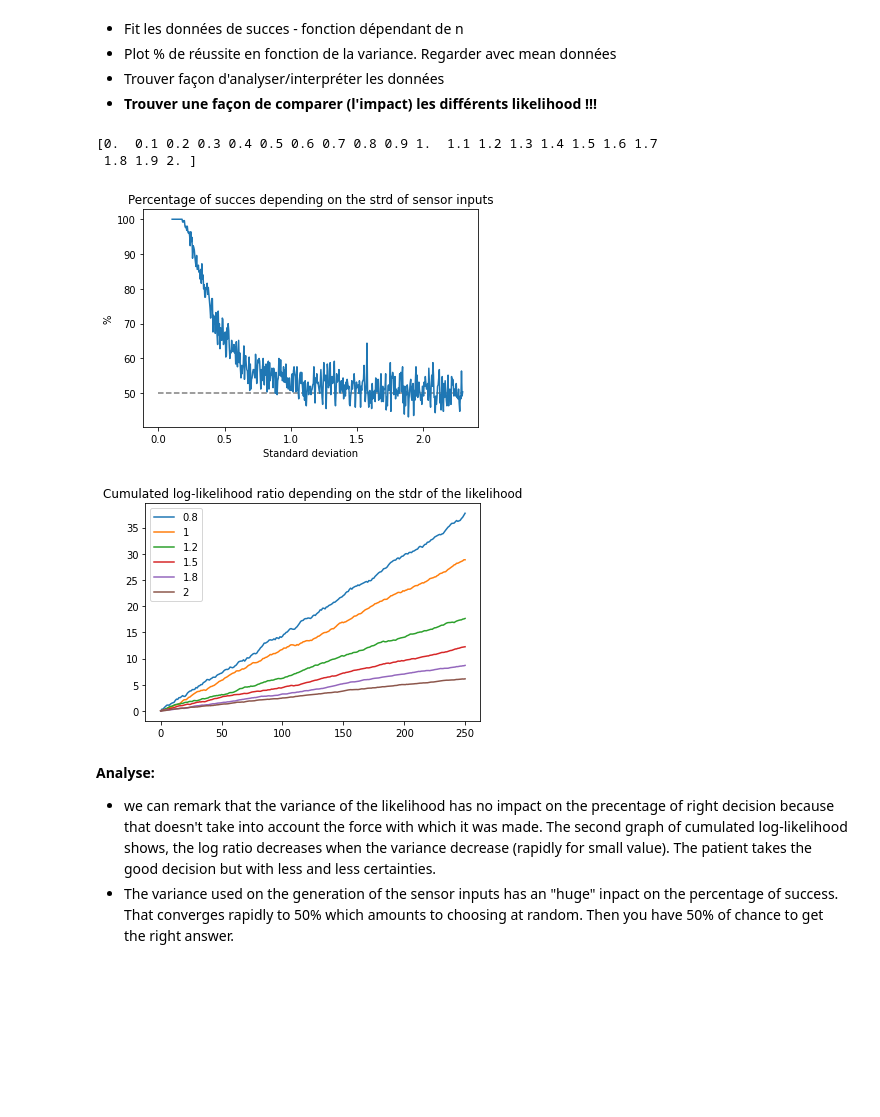
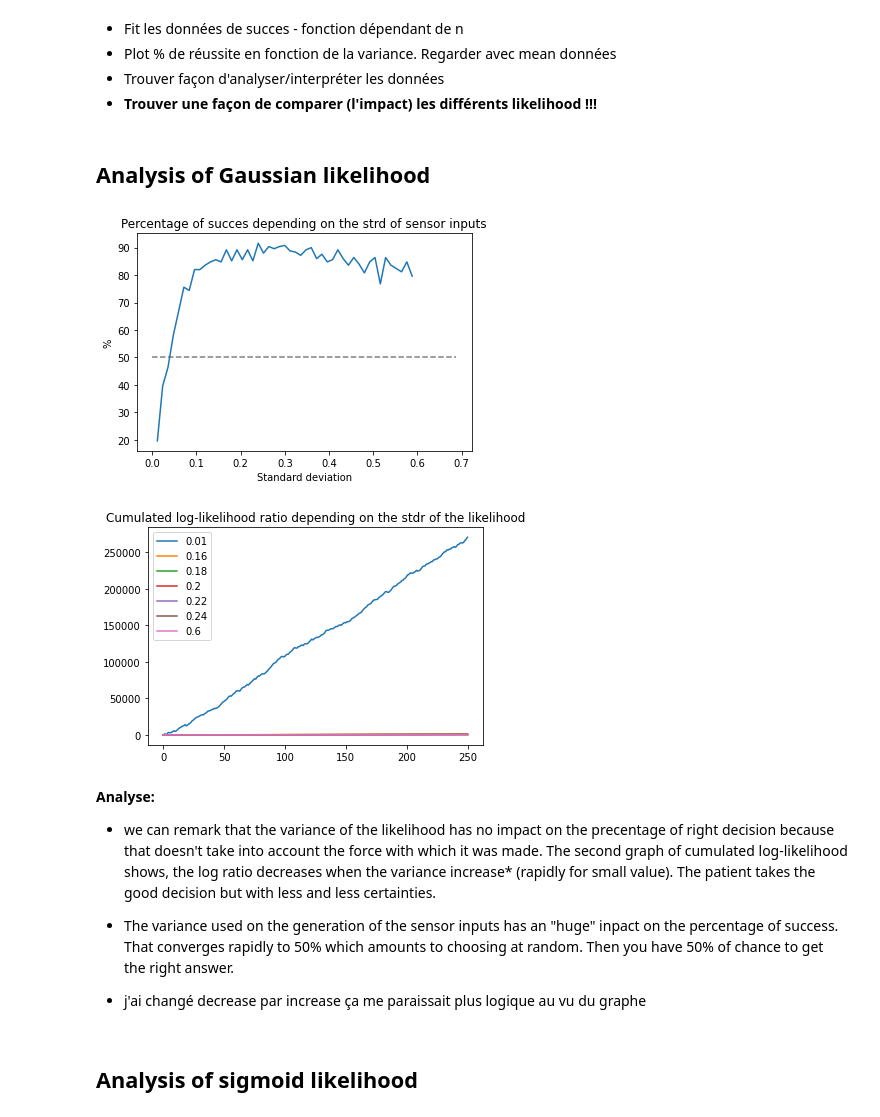
Before and after one commit to Leo166/gbio_project, a Jupyter notebook: Projet_gbio.ipynb, the cells around one changed output. Cells and saved outputs as stored; diff of their text form; code cells hidden in the pictures; blank space fills up the shorter version.

```diff
--- a/Projet_gbio.ipynb
+++ b/Projet_gbio.ipynb
@@ -94,13 +112,21 @@ def linear_distribution(x, m, p):
   return prob
 
 # Function to calculate the log-likelihood ratio of linear distribution
-def linear_ll_ration(sensor_inputs, m, p):
+def linear_ll_ratio(sensor_inputs, m, p):
+  p_up = linear_distribution(sensor_inputs, m, p)
+  p_down = linear_distribution(1-sensor_inputs, -m, p)
   ll_ratio = np.log(linear_distribution(sensor_inputs, m, p)/linear_distribution(sensor_inputs, m, p))
+  x = np.linspace(0, 1, 500)
+  p = linear_distribution(x, 1, 0)
+  p1 = linear_distribution(1-x, -1, 0)
+  p_down /= np.sum(p1)
+  p_up /= np.sum(p)
   return ll_ratio
 
 x = np.linspace(0, 1, 500)
 p_up = linear_distribution(x, 1, 0)
-p_down = np.flip(linear_distribution(x, 1, 0.5))
+# p_down = np.flip(linear_distribution(x, 1, 0.5))
+p_down = linear_distribution(1-x, -1, 0)
 print(np.sum(p_up))
 plt.plot(x, p_up, label="Likelihood knowing up")
 plt.plot(x, p_down, label="Likelihood knowing down")
@@ -122,8 +148,8 @@ def sigmoid_ll_ratio(sensor_inputs, mu_down, mu_up, s):
   p_down = sigmoid_distribution(1-sensor_inputs, 1-mu_down, s)
   p_up = sigmoid_distribution(sensor_inputs, mu_up, s)
   x = np.linspace(0, 1, 500)
+  p = sigmoid_distribution(1-x, 1-mu_down, s)
   p1 = sigmoid_distribution(x, mu_up, s)
-  p = sigmoid_distribution(x, mu_down, s)
   p_down /= np.sum(p)
   p_up /= np.sum(p1)
   ll_ratio = np.log(p_up/p_down)
@@ -133,7 +159,7 @@ def sigmoid_ll_ratio(sensor_inputs, mu_down, mu_up, s):
   return ll_ratio
 
 mu_up = 0.75
-s = 0.01
+s = 0.05
 mu_down = 0.25
 x = np.linspace(0, 1, 500)
 p_up = sigmoid_distribution(x, mu_up, s)
@@ -164,7 +244,7 @@ plt.show()
 def sensor_inputs_generator(strd_down, strd_up, real_direction, nbr_trials):
   mean_up = 0.75
   mean_down = 0.25
-
+  # np.random.seed(100)
   rv_up = truncnorm((0-mean_up)/strd_up, (1-mean_up)/strd_up, loc=mean_up,scale=strd_up)
   rv_down = truncnorm((0-mean_down)/strd_down, (1-mean_down)/strd_down, loc=mean_down,scale=strd_down)
   if real_direction == 1:
@@ -196,6 +276,8 @@ def decision_making(strd_down, strd_up, real_direction, nbr_trials, likelihood,
     ll_ratio = normal_ll_ratio(sensor_inputs, mean_down, mean_up, param[0], param[1])
   elif likelihood == 1:
     ll_ratio = sigmoid_ll_ratio(sensor_inputs, 0.25, 0.75, param[1])
+  elif likelihood == 2:
+    ll_ratio = linear_ll_ratio(sensor_inputs, m, p)
 
   decision_up = [0]
   decision_down = [0]
@@ -215,7 +297,7 @@ def decision_making(strd_down, strd_up, real_direction, nbr_trials, likelihood,
 
 strd_down = 0.2
 strd_up = 0.2
-nbr_trials =250
+nbr_trials =1
 param = [0.2, 0.1] # param of sigmoid or variance of likelihood
 decision_up, decision_down, decision = decision_making(strd_down, strd_up, 1, nbr_trials, 0, param)
 
@@ -258,8 +445,6 @@ Je pense que c'est représentatif là et interpretable. Si on augmente les strd,
 *   Plot % de réussite en fonction de la variance. Regarder avec mean données
 *   Trouver façon d'analyser/interpréter les données
 *   **Trouver une façon de comparer (l'impact) les différents likelihood !!!**
-# %%
-print(np.linspace(0, 2, 21))
-# %% [output]
-[0.  0.1 0.2 0.3 0.4 0.5 0.6 0.7 0.8 0.9 1.  1.1 1.2 1.3 1.4 1.5 1.6 1.7
- 1.8 1.9 2. ]
+# %% [markdown]
+**Analysis of Gaussian likelihood**
+-------------------
@@ -266,44 +461,52 @@ print(np.linspace(0, 2, 21))
 # %%
 #Plot percentage of succes (1) depending on the variance of the likelihood (normal)
 succes = []
 param = [0.02, 0.02]
 # param = [2, 2]
 nbr_trials = 250
-# interv = np.linspace(0, 5, 51)[1:-1]
-interv = np.linspace(0, 2.2, 501)[1:-1]
+# interv = range(10)
+interv = np.linspace(0, 0.6, 51)[1:-1]
+# interv = np.linspace(0, 2.2, 501)[1:-1]
 
 for i in interv:
-  i += 0.01
-  decision_up, decision_down, decision = decision_making(i, i, 1, nbr_trials, 0, param)
-  # decision_up, decision_down, decision = decision_making(0.2, 0.2, 1, nbr_trials, 0, [i, i])
+  # i += 0.01
+  # decision_up, decision_down, decision = decision_making(i, i, 1, nbr_trials, 0, param)
+  decision_up, decision_down, decision = decision_making(0.2, 0.2, 1, nbr_trials, 0, [0.2, i])
   percentage_of_succes = 100*decision_up[-1]/nbr_trials
   succes.append(percentage_of_succes)
 
-plt.plot((interv+0.1), np.array(succes), '-', label="Percentage of succes")
+plt.plot(interv, np.array(succes), '-', label="Percentage of succes")
 plt.hlines(50, 0, np.max(interv+0.1), colors='C7', linestyles='dashed', linewidth=1.5)
+# t, y = exponential_fitting(succes)
+# plt.plot(t, y, linewidth=2)
 plt.xlabel("Standard deviation")
 plt.ylabel("%")
 plt.title("Percentage of succes depending on the strd of sensor inputs")
 plt.show()
 
-param = [12, 12]
-# for i in np.linspace(0, 2, 11)[1:-1]:
+for i in [0.01,0.16, 0.18, 0.2, 0.22, 0.24, 0.6]:
 # for i in [0.04, 0.06, 0.08, 0.1, 0.15, 0.2]:
-for i in [0.8, 1, 1.2, 1.5, 1.8, 2]:
+# for i in [0.8, 1, 1.2, 1.5, 1.8, 2]:
   # i += 0.01
   # decision_up, decision_down, decision = decision_making(i, i, 1, nbr_trials, 0, param)
   decision_up, decision_down, decision = decision_making(0.2, 0.2, 1, nbr_trials, 0, [i, i])
   plt.plot(range(len(decision)), decision, label=str(i))
+
 plt.legend()
 plt.title('Cumulated log-likelihood ratio depending on the stdr of the likelihood')
 plt.show()
 # %% [output]
-[figure, old version]
+[figure, new version]
-[figure, old version]
+[figure, new version]
 # %% [markdown]
 **Analyse:**
-* we can remark that the variance of the likelihood has no impact on the precentage of right decision because that doesn't take into account the force with which it was made. The second graph of cumulated log-likelihood shows, the log ratio decreases when the variance decrease (rapidly for small value). The patient takes the good decision but with less and less certainties.
+* we can remark that the variance of the likelihood has no impact on the precentage of right decision because that doesn't take into account the force with which it was made. The second graph of cumulated log-likelihood shows, the log ratio decreases when the variance increase* (rapidly for small value). The patient takes the good decision but with less and less certainties.
 * The variance used on the generation of the sensor inputs has an "huge" inpact on the percentage of success. That converges rapidly to 50% which amounts to choosing at random. Then you have 50% of chance to get the right answer.
+
+* j'ai changé decrease par increase ça me paraissait plus logique au vu du graphe
+# %% [markdown]
+**Analysis of sigmoid likelihood**
+----------------------
 # %%
 #Plot percentage of succes (1) depending on the variance of the likelihood (sigmoid)
 succes = []
```
Also changed, not shown: parts of 23 cells of this notebook.
